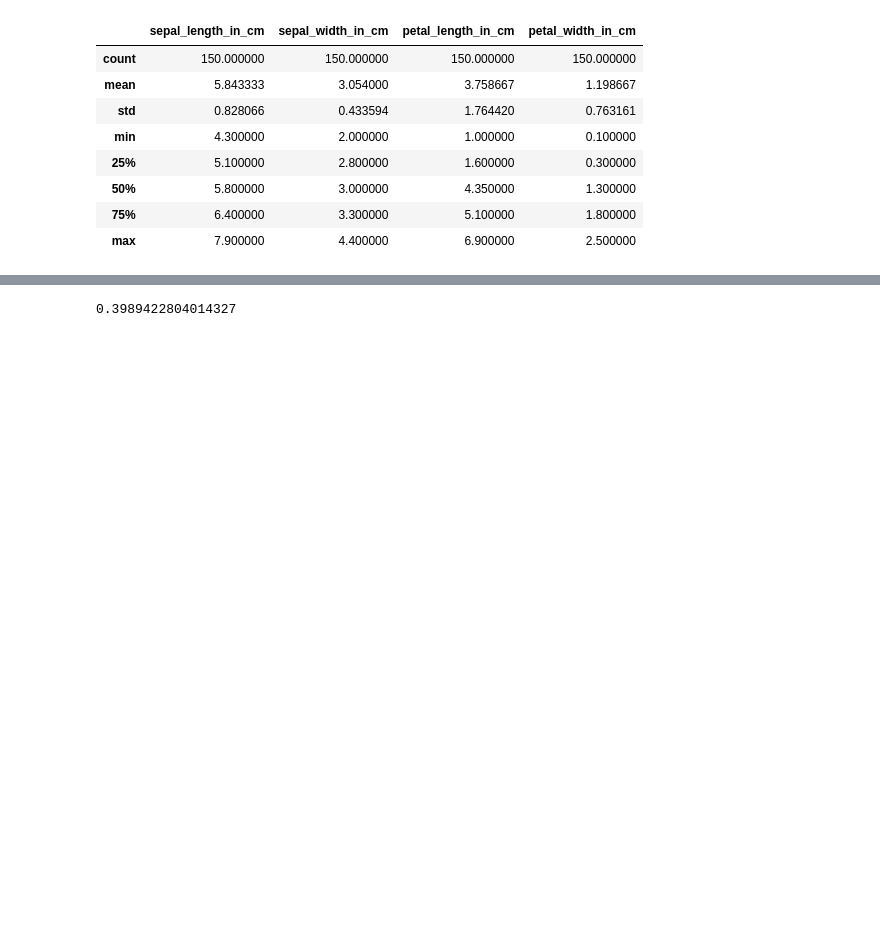
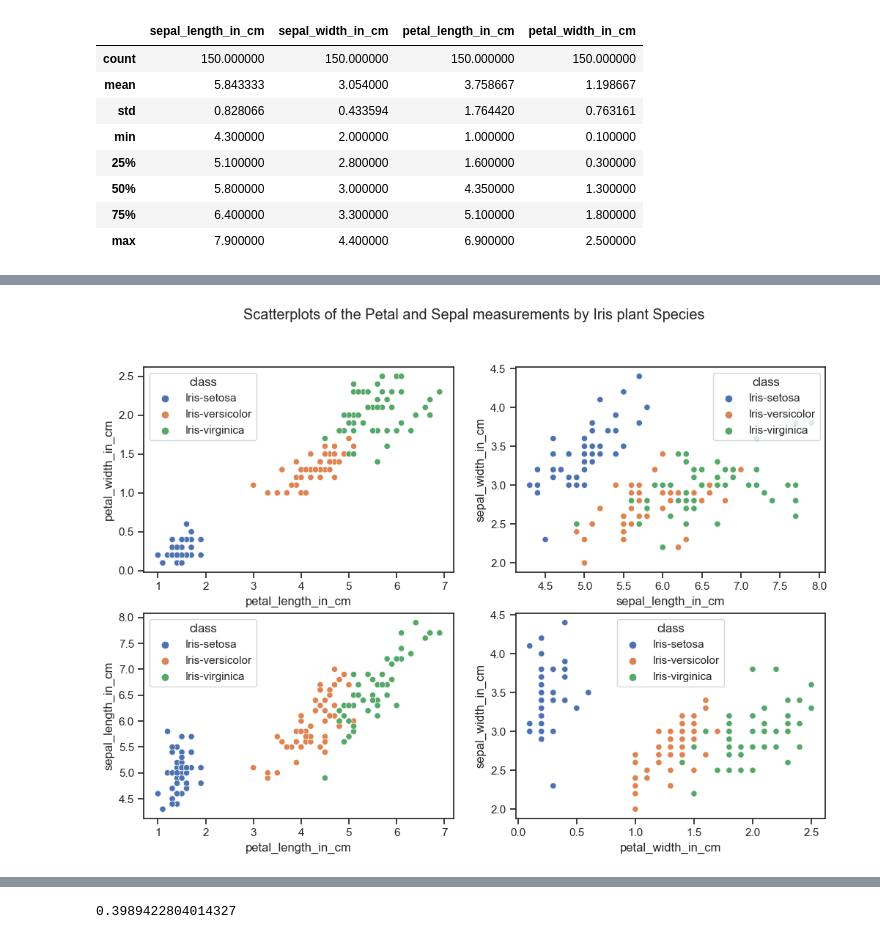
Before and after one commit to emma2d/Fundamentals_of_DA, a Jupyter notebook: project.ipynb, the cells around one changed output, grey strips where cells are left out. Saved outputs shown, nothing was run; the diff lists cells and outputs as text; code cells hidden in the pictures; blank space fills up the shorter version.

```diff
--- a/project.ipynb
+++ b/project.ipynb
@@ -82,0 +125,11 @@ iris_data.describe()
+# %%
+sns.set(style="ticks", palette="deep")
+f, axes = plt.subplots(2, 2, sharey=False, figsize=(12, 8))
+sns.scatterplot(x="petal_length_in_cm", y="petal_width_in_cm", hue = "class", data=iris_data, ax=axes[0,0])
+sns.scatterplot(x="sepal_length_in_cm", y="sepal_width_in_cm", hue = "class", data=iris_data, ax=axes[0,1])
+sns.scatterplot(x="petal_length_in_cm", y="sepal_length_in_cm", hue = "class", data=iris_data, ax=axes[1,0])
+sns.scatterplot(x="petal_width_in_cm", y="sepal_width_in_cm", hue ="class", data=iris_data, ax=axes[1,1])
+f.suptitle("Scatterplots of the Petal and Sepal measurements by Iris plant Species")
+plt.show()
+# %% [output]
+[figure, added]
```
Also changed, not shown: parts of 18 cells of this notebook.
